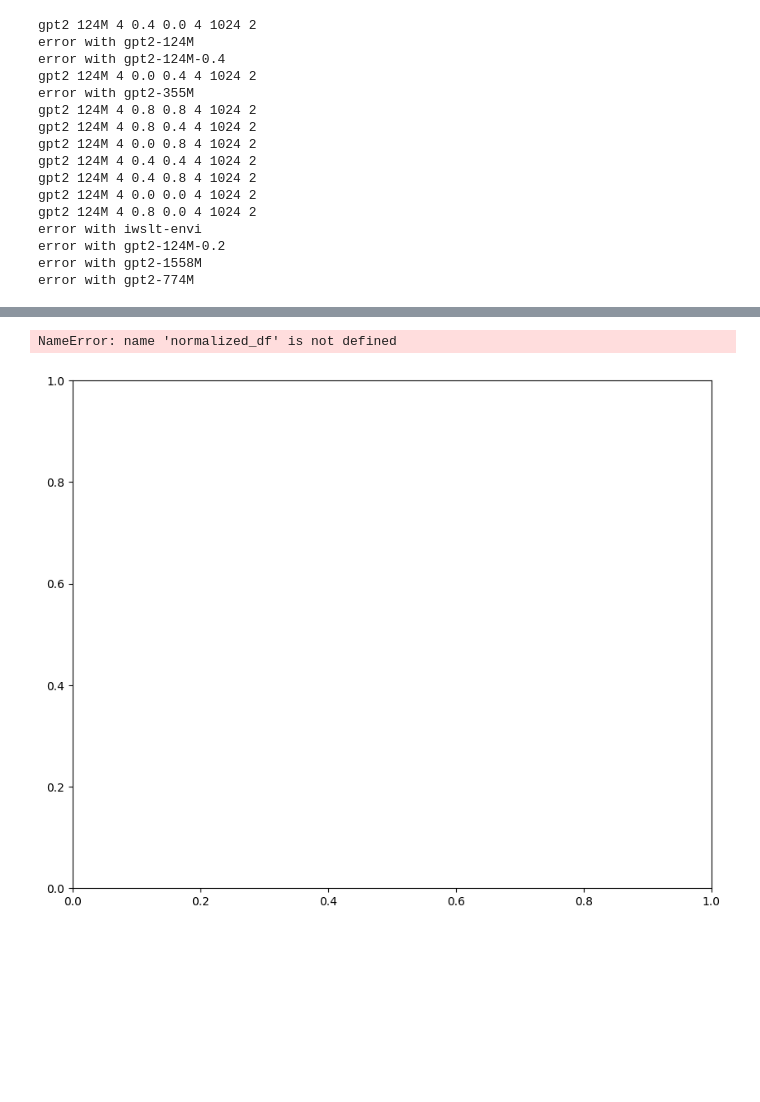
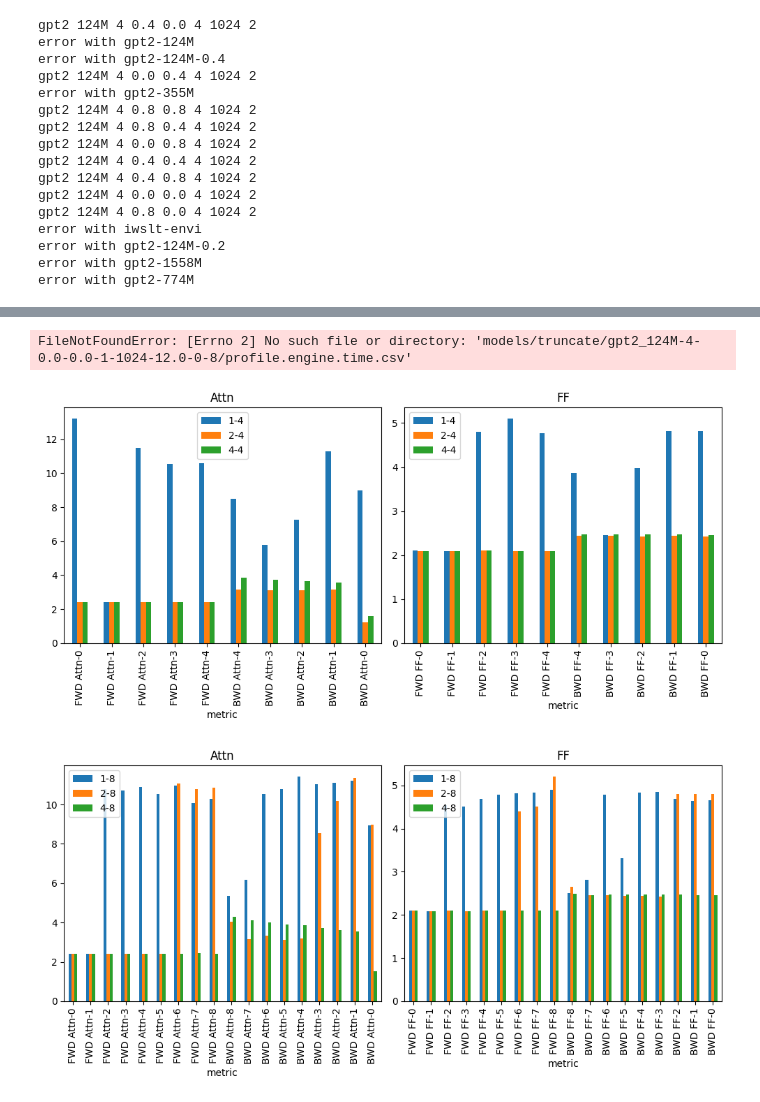
Before and after one commit to gulang2019/dynet-dao, a Jupyter notebook: process.ipynb, the cells around one changed output, grey strips where cells are left out. Cells and saved outputs as stored; diff of their text form; code cells hidden in the pictures; blank space fills up the shorter version.

```diff
--- a/process.ipynb
+++ b/process.ipynb
@@ -173,6 +139,0 @@ mean_df
-# %%
-fig, ax = plt.subplots(figsize=(10, 8))
-normalized_df.plot.bar(ax=ax)
-# %% [output]
-NameError: name 'normalized_df' is not defined
-[figure, removed]
@@ -178,0 +157,35 @@ NameError: name 'normalized_df' is not defined
+# %%
+def order(x):
+    phase, name = x.split()
+    layer, idx = name.split('-')
+    idx = int(idx)
+    if phase == 'FWD':
+        return idx
+    else:
+        return 100-idx
+# %%
+def plot_layer_times_dev(df_, key, ax):
+    attn_times = df_[df_.index.str.contains(key)]
+    attn_times = attn_times.reindex(sorted(attn_times.index, key=order)).dropna()
+
+    attn_times.plot.bar(ax=ax)
+    ax.set_title(key)
+def plot_layer_times(df, truncate):
+    df_all = df[[f'1-{truncate}', f'2-{truncate}', f'4-{truncate}']]
+    fig, (ax1, ax2) = plt.subplots(1,2, figsize=(10, 5), tight_layout=True)
+    plot_layer_times_dev(df_all, 'Attn', ax1)
+    plot_layer_times_dev(df_all, 'FF', ax2)
+    fig.savefig(f'layer_times-{truncate}.png')
+# %%
+df = read_csvs('models/truncate')
+plot_layer_times(df, '12')
+# %% [output]
+FileNotFoundError: [Errno 2] No such file or directory: 'models/truncate/gpt2_124M-4-0.0-0.0-1-1024-12.0-0-8/profile.engine.time.csv'
+# %%
+plot_layer_times('4')
+# %% [output]
+[figure, added]
+# %%
+plot_layer_times('8')
+# %% [output]
+[figure, added]
```
Also changed, not shown: parts of 23 cells of this notebook, 10 other files.
